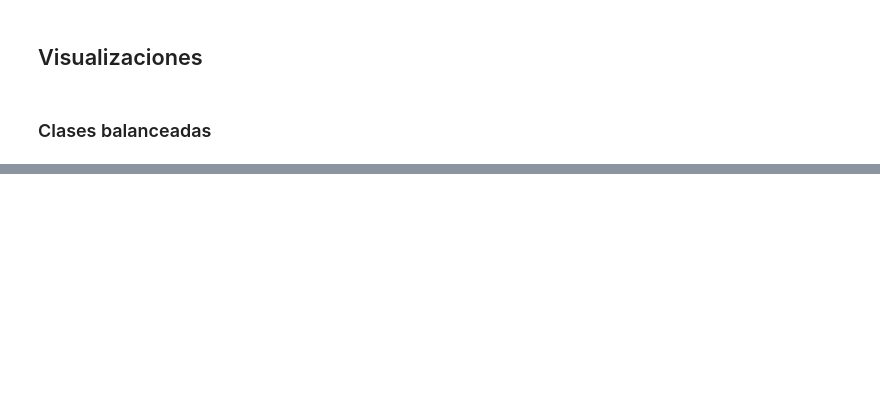
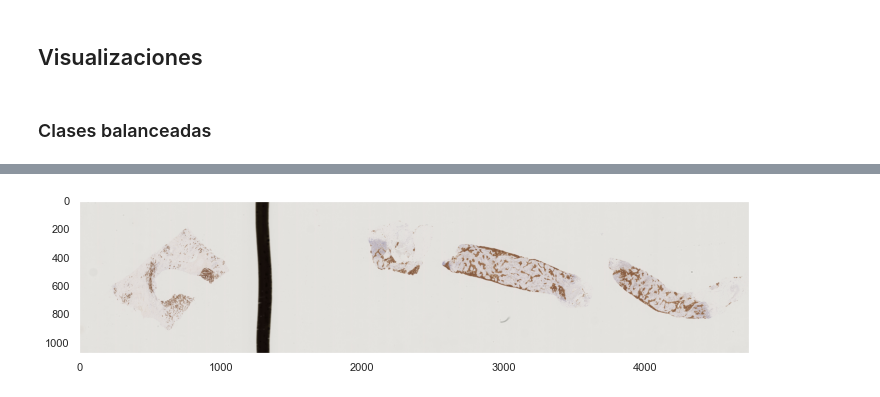
Before and after one commit to sborquez/her2bdl, a Jupyter notebook: notebooks/Exploratory Data Analysis.ipynb, the cells around one changed output, grey strips where cells are left out. Saved outputs shown, nothing was run; the diff lists cells and outputs as text; code cells hidden in the pictures; blank space fills up the shorter version.

```diff
--- a/notebooks/Exploratory Data Analysis.ipynb
+++ b/notebooks/Exploratory Data Analysis.ipynb
@@ -166,0 +226,12 @@ display_class_distribution(test, dataset_name="Testing")
+# %%
+size = her2_wsi.level_dimensions[5]
+image = cv2.cvtColor(np.array(her2_wsi.get_thumbnail(size)),  cv2.COLOR_RGB2BGR)
+gray = cv2.cvtColor(image, cv2.COLOR_BGR2GRAY)
+# Otsu's thresholding
+ret2,th2 = cv2.threshold(gray,0, 255, cv2.THRESH_BINARY+cv2.THRESH_OTSU)
+# %%
+plt.figure(figsize=(12, 6))
+plt.imshow(image[:,:,::-1], interpolation=None)
+plt.grid(False)
+# %% [output]
+[figure, added]
```
Also changed, not shown: parts of 18 cells of this notebook, 22 other files.
